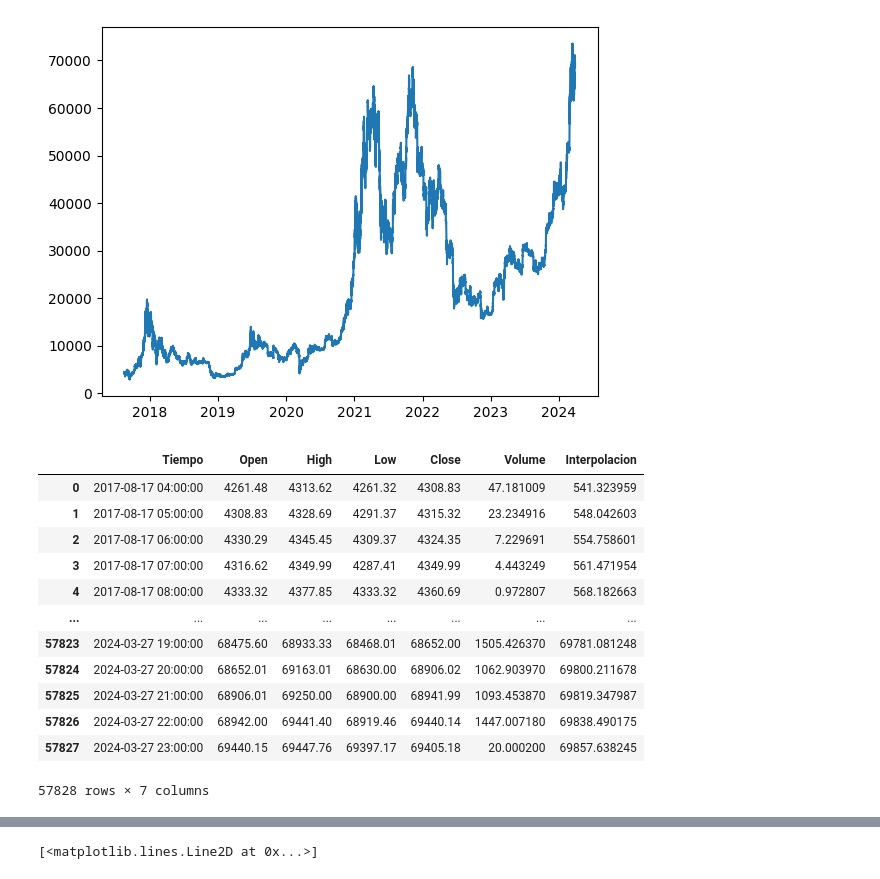
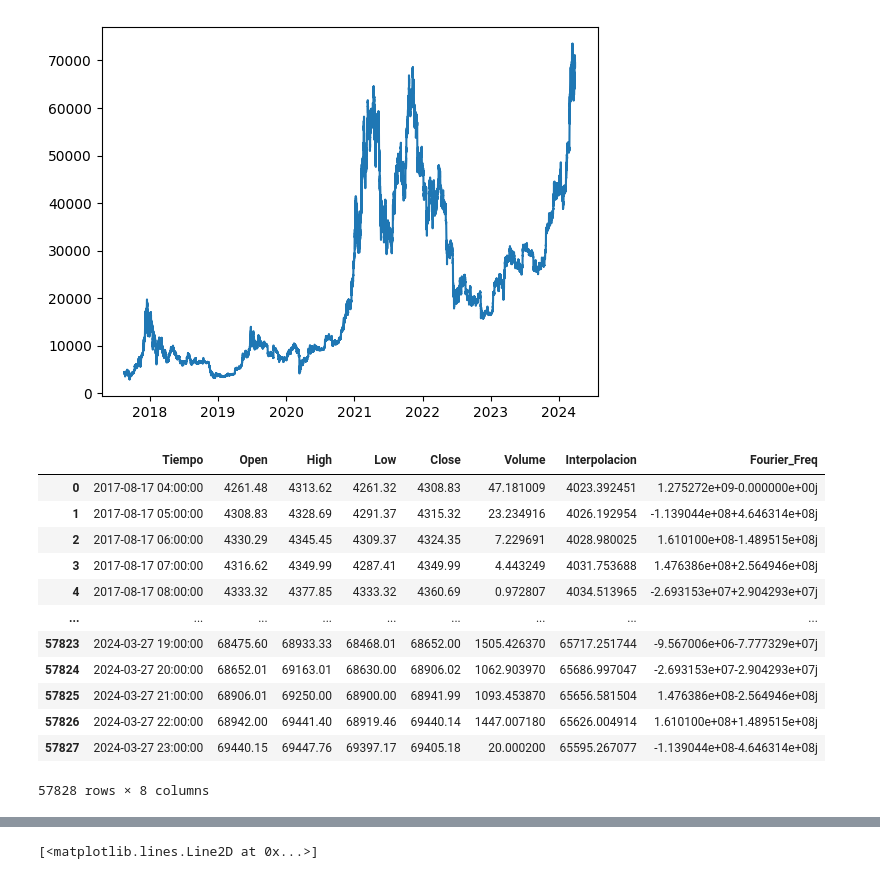
Before and after one commit to Tinmarian/tradingbot, a Jupyter notebook: cristian/scrips/analisis_graficas_derivadas.ipynb, the cells around one changed output, grey strips where cells are left out. Cells and saved outputs as stored; diff of their text form; code cells hidden in the pictures.

Commit message:
Análisis de Fourier en curso...

```diff
--- a/cristian/scrips/analisis_graficas_derivadas.ipynb
+++ b/cristian/scrips/analisis_graficas_derivadas.ipynb
@@ -73,19 +73,19 @@ plt.plot(dft.Tiempo,dft.Open)
 [<matplotlib.lines.Line2D at 0x...>]
 [figure]
 # %%
-dft['Interpolacion'] = sc.signal.savgol_filter(dft.Open,10000,3)
+dft['Interpolacion'] = sc.signal.savgol_filter(dft.Open,1500,3)
 dft
 # %% [output]
-|  | Tiempo | Open | High | Low | Close | Volume | Interpolacion |
-| 0 | 2017-08-17 04:00:00 | 4261.48 | 4313.62 | 4261.32 | 4308.83 | 47.181009 | 541.323959 |
-| 1 | 2017-08-17 05:00:00 | 4308.83 | 4328.69 | 4291.37 | 4315.32 | 23.234916 | 548.042603 |
-| 2 | 2017-08-17 06:00:00 | 4330.29 | 4345.45 | 4309.37 | 4324.35 | 7.229691 | 554.758601 |
-| 3 | 2017-08-17 07:00:00 | 4316.62 | 4349.99 | 4287.41 | 4349.99 | 4.443249 | 561.471954 |
-| 4 | 2017-08-17 08:00:00 | 4333.32 | 4377.85 | 4333.32 | 4360.69 | 0.972807 | 568.182663 |
-| ... | ... | ... | ... | ... | ... | ... | ... |
-| 57823 | 2024-03-27 19:00:00 | 68475.60 | 68933.33 | 68468.01 | 68652.00 | 1505.426370 | 69781.081248 |
-| 57824 | 2024-03-27 20:00:00 | 68652.01 | 69163.01 | 68630.00 | 68906.02 | 1062.903970 | 69800.211678 |
-| 57825 | 2024-03-27 21:00:00 | 68906.01 | 69250.00 | 68900.00 | 68941.99 | 1093.453870 | 69819.347987 |
-| 57826 | 2024-03-27 22:00:00 | 68942.00 | 69441.40 | 68919.46 | 69440.14 | 1447.007180 | 69838.490175 |
-| 57827 | 2024-03-27 23:00:00 | 69440.15 | 69447.76 | 69397.17 | 69405.18 | 20.000200 | 69857.638245 |
+|  | Tiempo | Open | High | Low | Close | Volume | Interpolacion | Fourier_Freq |
+| 0 | 2017-08-17 04:00:00 | 4261.48 | 4313.62 | 4261.32 | 4308.83 | 47.181009 | 4023.392451 | 1.275272e+09-0.000000e+00j |
+| 1 | 2017-08-17 05:00:00 | 4308.83 | 4328.69 | 4291.37 | 4315.32 | 23.234916 | 4026.192954 | -1.139044e+08+4.646314e+08j |
+| 2 | 2017-08-17 06:00:00 | 4330.29 | 4345.45 | 4309.37 | 4324.35 | 7.229691 | 4028.980025 | 1.610100e+08-1.489515e+08j |
+| 3 | 2017-08-17 07:00:00 | 4316.62 | 4349.99 | 4287.41 | 4349.99 | 4.443249 | 4031.753688 | 1.476386e+08+2.564946e+08j |
+| 4 | 2017-08-17 08:00:00 | 4333.32 | 4377.85 | 4333.32 | 4360.69 | 0.972807 | 4034.513965 | -2.693153e+07+2.904293e+07j |
+| ... | ... | ... | ... | ... | ... | ... | ... | ... |
+| 57823 | 2024-03-27 19:00:00 | 68475.60 | 68933.33 | 68468.01 | 68652.00 | 1505.426370 | 65717.251744 | -9.567006e+06-7.777329e+07j |
+| 57824 | 2024-03-27 20:00:00 | 68652.01 | 69163.01 | 68630.00 | 68906.02 | 1062.903970 | 65686.997047 | -2.693153e+07-2.904293e+07j |
+| 57825 | 2024-03-27 21:00:00 | 68906.01 | 69250.00 | 68900.00 | 68941.99 | 1093.453870 | 65656.581504 | 1.476386e+08-2.564946e+08j |
+| 57826 | 2024-03-27 22:00:00 | 68942.00 | 69441.40 | 68919.46 | 69440.14 | 1447.007180 | 65626.004914 | 1.610100e+08+1.489515e+08j |
+| 57827 | 2024-03-27 23:00:00 | 69440.15 | 69447.76 | 69397.17 | 69405.18 | 20.000200 | 65595.267077 | -1.139044e+08-4.646314e+08j |
-57828 rows × 7 columns
+57828 rows × 8 columns
```
Also changed, not shown: parts of 5 cells of this notebook.
